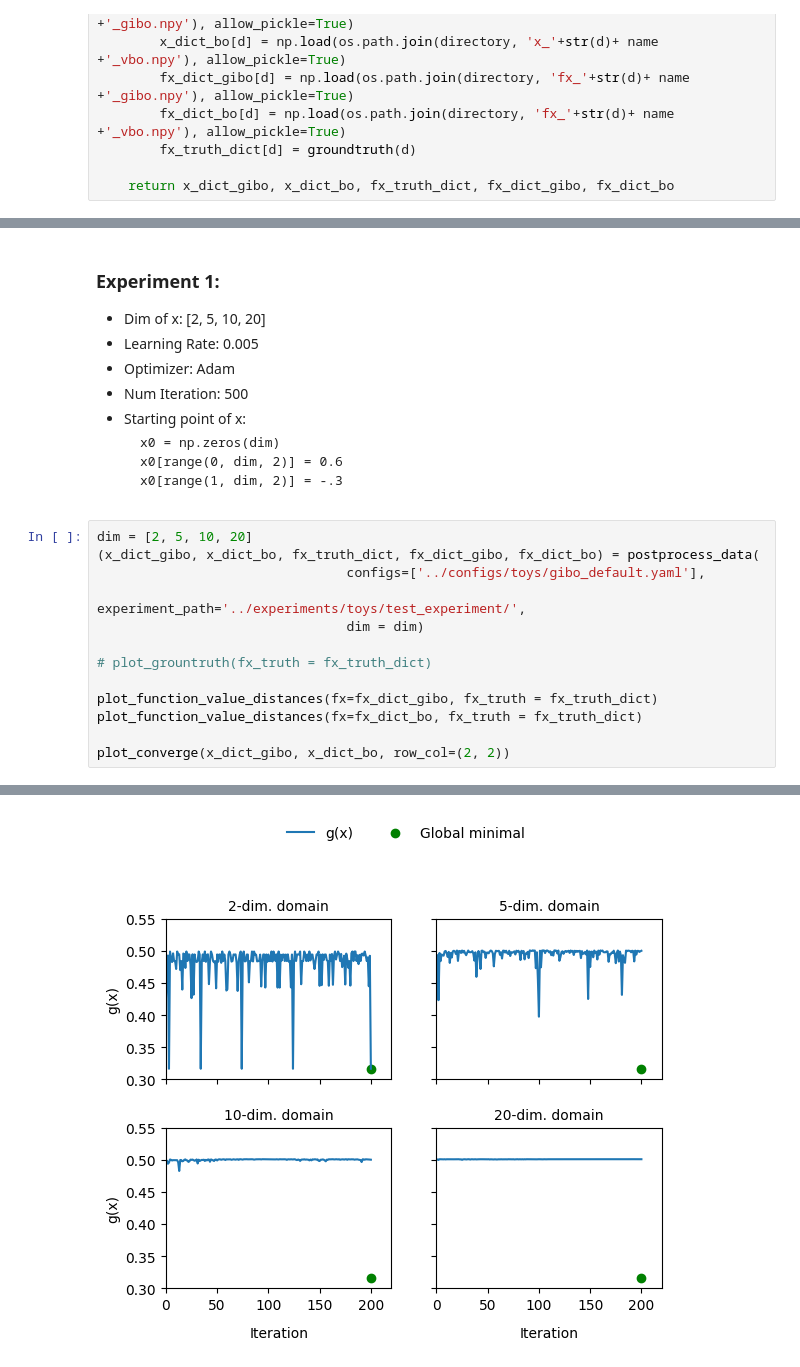
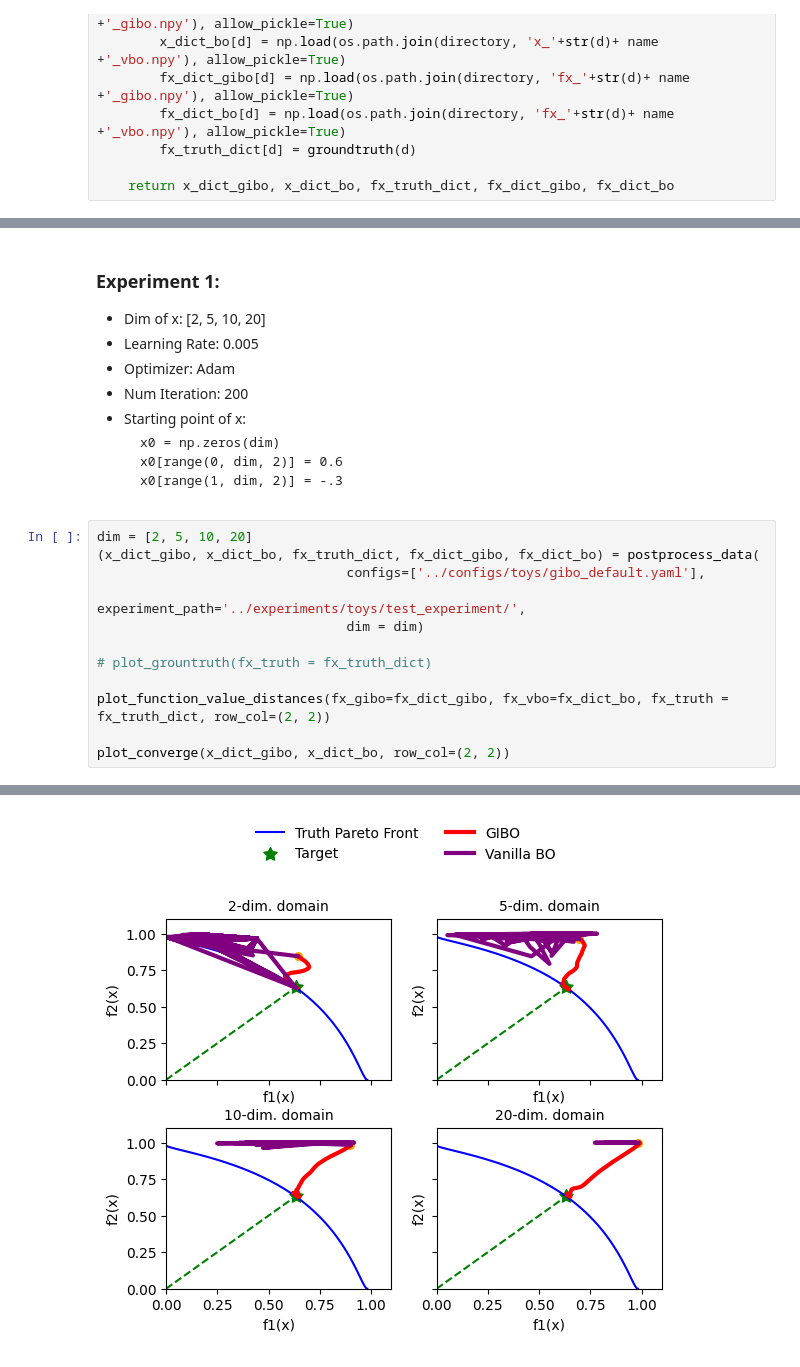
Before and after one commit to quanghuy0497/GIBO, a Jupyter notebook: notebooks/evaluation_toys_experiment.ipynb, the cells around one changed output, grey strips where cells are left out. Drawn from its saved outputs; the diff is of its cells as text.

Commit message:
Update GIBO and vanilla BO converge plot from dim 2 to 50

````diff
--- a/notebooks/evaluation_toys_experiment.ipynb
+++ b/notebooks/evaluation_toys_experiment.ipynb
@@ -215,7 +183,7 @@ def plot_converge(x_dict_gibo:Dict, x_dict_bo:Dict,
 + Dim of x: [2, 5, 10, 20]
 + Learning Rate: 0.005
 + Optimizer: Adam
-+ Num Iteration: 500
++ Num Iteration: 200
 + Starting point of x:
     ```
     x0 = np.zeros(dim)
@@ -231,8 +199,7 @@ dim = [2, 5, 10, 20]
 
 # plot_grountruth(fx_truth = fx_truth_dict)
 
-plot_function_value_distances(fx=fx_dict_gibo, fx_truth = fx_truth_dict)
-plot_function_value_distances(fx=fx_dict_bo, fx_truth = fx_truth_dict)
+plot_function_value_distances(fx_gibo=fx_dict_gibo, fx_vbo=fx_dict_bo, fx_truth = fx_truth_dict, row_col=(2, 2))
 
 plot_converge(x_dict_gibo, x_dict_bo, row_col=(2, 2))
 # %% [output]
@@ -240 +207 @@ plot_converge(x_dict_gibo, x_dict_bo, row_col=(2, 2))
-[figure, old version]
+[figure, new version]
````
Also changed, not shown: parts of 4 cells of this notebook, 7 other files.
